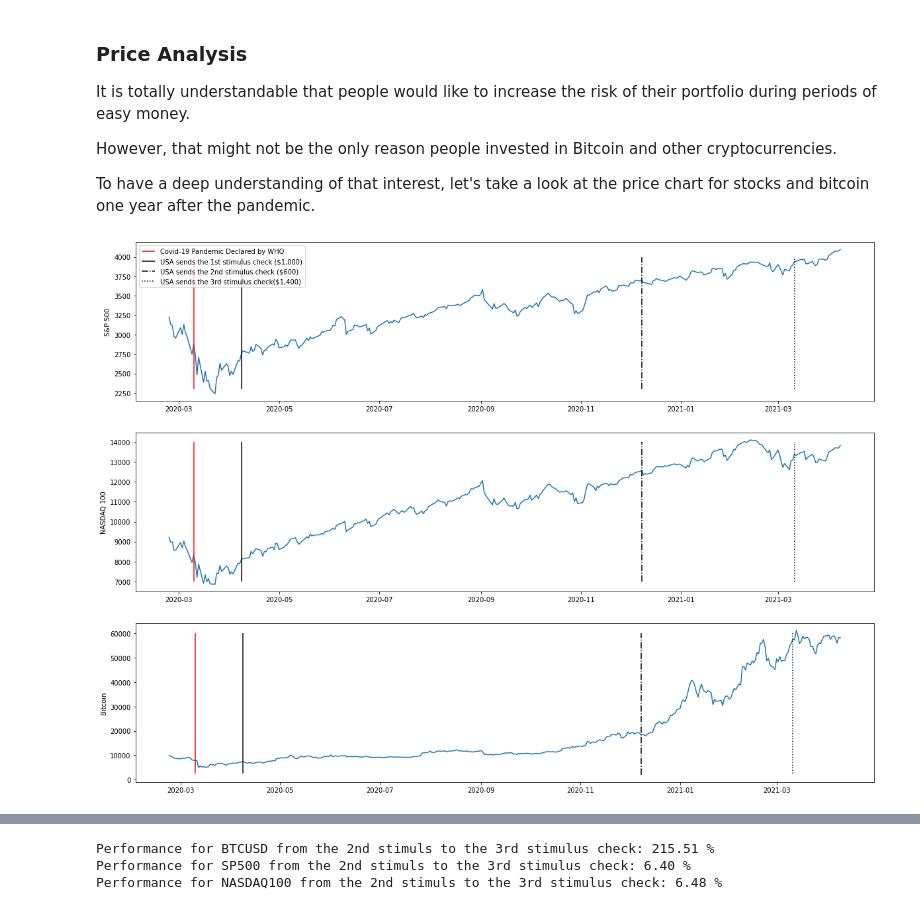
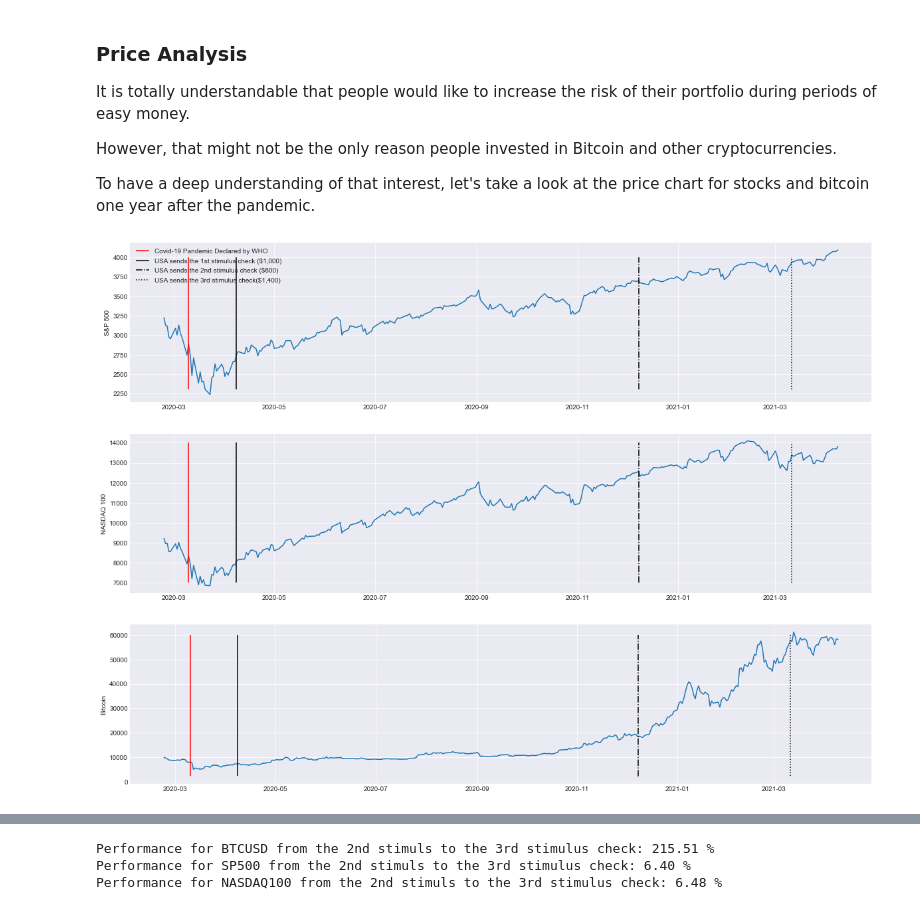
Before and after one commit to joaofelipemb/Bitcoin-Analysis, a Jupyter notebook: bitcoin_analysis2.ipynb, the cells around one changed output, grey strips where cells are left out. Cells and saved outputs as stored; diff of their text form; code cells hidden in the pictures.

```diff
--- a/bitcoin_analysis2.ipynb
+++ b/bitcoin_analysis2.ipynb
@@ -8,10 +8,17 @@ from datetime import datetime, date
 import pandas as pd
 import pandas_datareader as web
 import numpy as np
+import matplotlib as mpl
+import matplotlib.ticker as mtick
 import matplotlib.pyplot as plt
 import mplfinance as mpf
 import seaborn as sns
 from math import sqrt
+import warnings
+
+
+warnings.filterwarnings('ignore')
+mpl.style.use('seaborn-darkgrid')
 # %% [markdown]
 The largest economies of the world were challenged during the COVID-19 pandemic. Because of lockdowns, companies had to shutdown their operations or send many of their workers home. That resulted in a massive unemployment rate and a economic fallout that was never seen before.
 
@@ -152,32 +198,84 @@ post_pandemic_df = pd.DataFrame([btc_usd_pandemic_2nd['BTCUSD'], sp500_pandemic_
 # %%
 # Price data plot
 fig, (ax1, ax2, ax3) = plt.subplots(3, 1, figsize=(20,15))
 
 # SP 500
-ax1.plot(sp500_pandemic_2nd)
-ax1.vlines(sp500_pandemic_2nd.index.to_frame().loc['3/10/2020'], ymax=4000, ymin=2300, color= 'red', label="Covid-19 Pandemic Declared by WHO", linestyle='solid')
-ax1.vlines(sp500_pandemic_2nd.index.to_frame().loc['4/8/2020'], ymax=4000, ymin=2300, color= 'black', label="USA sends the 1st stimulus check ($1,000)", linestyle='solid')
-ax1.vlines(sp500_pandemic_2nd.index.to_frame().loc['12/8/2020'], ymax=4000, ymin=2300, color= 'black', label="USA sends the 2nd stimulus check ($600)", linestyle='dashdot')
-ax1.vlines(sp500_pandemic_2nd.index.to_frame().loc['3/11/2021'], ymax=4000, ymin=2300, color= 'black', label="USA sends the 3rd stimulus check($1,400)", linestyle='dotted')
+ax1.plot(sp500_pandemic_2nd['SP500'])
+ax1.vlines(sp500_pandemic_2nd.index.to_frame().loc['3/10/2020'],
+        ymax=4000,
+        ymin=2300,
+        color= 'red',
+        label="Covid-19 Pandemic Declared by WHO",
+        linestyle='solid')
+ax1.vlines(sp500_pandemic_2nd.index.to_frame().loc['4/8/2020'],
+        ymax=4000,
+        ymin=2300,
+        color= 'black',
+        label="USA sends the 1st stimulus check ($1,000)",
+        linestyle='solid')
+ax1.vlines(sp500_pandemic_2nd.index.to_frame().loc['12/8/2020'],
+        ymax=4000,
+        ymin=2300,
+        color= 'black',
+        label="USA sends the 2nd stimulus check ($600)",
+        linestyle='dashdot')
+ax1.vlines(sp500_pandemic_2nd.index.to_frame().loc['3/11/2021'],
+        ymax=4000,
+        ymin=2300,
+        color= 'black',
+        label="USA sends the 3rd stimulus check($1,400)",
+        linestyle='dotted')
 ax1.legend()
 ax1.set_ylabel("S&P 500")
 
 # NASDAQ 100
-ax2.plot(nasdaq_pandemic_2nd)
-ax2.vlines(nasdaq_pandemic_2nd.index.to_frame().loc['3/10/2020'], ymax=14000, ymin=7000, color= 'red', label="Covid-19 Pandemic Declared by WHO", linestyle='solid')
-ax2.vlines(nasdaq_pandemic_2nd.index.to_frame().loc['4/8/2020'], ymax=14000, ymin=7000, color= 'black', label="USA sends the 1st stimulus check ($1,000)", linestyle='solid')
-ax2.vlines(nasdaq_pandemic_2nd.index.to_frame().loc['12/8/2020'], ymax=14000, ymin=7000, color= 'black', label="USA sends the 2nd stimulus check ($600)", linestyle='dashdot')
-ax2.vlines(nasdaq_pandemic_2nd.index.to_frame().loc['3/11/2021'], ymax=14000, ymin=7000, color= 'black', label="USA sends the 3rd stimulus check($1,400)", linestyle='dotted')
+ax2.plot(nasdaq_pandemic_2nd['NASDAQ100'])
+ax2.vlines(nasdaq_pandemic_2nd.index.to_frame().loc['3/10/2020'],
+        ymax=14000,
+        ymin=7000,
+        color= 'red',
+        linestyle='solid')
+ax2.vlines(nasdaq_pandemic_2nd.index.to_frame().loc['4/8/2020'],
+        ymax=14000,
+        ymin=7000,
+        color= 'black',
+        linestyle='solid')
+ax2.vlines(nasdaq_pandemic_2nd.index.to_frame().loc['12/8/2020'],
+        ymax=14000,
+        ymin=7000,
+        color= 'black',
+        linestyle='dashdot')
+ax2.vlines(nasdaq_pandemic_2nd.index.to_frame().loc['3/11/2021'],
+        ymax=14000,
+        ymin=7000,
+        color= 'black',
+        linestyle='dotted')
 ax2.set_ylabel("NASDAQ 100")
 
 # Bitcoin
-ax3.plot(btc_usd_pandemic_2nd)
-ax3.vlines(btc_usd_pandemic_2nd.index.to_frame().loc['3/10/2020'], ymax=60000, ymin=2500, color= 'red', label="Covid-19 Pandemic Declared by WHO", linestyle='solid')
-ax3.vlines(btc_usd_pandemic_2nd.index.to_frame().loc['4/8/2020'], ymax=60000, ymin=2500, color= 'black', label="USA sends the 1st stimulus check ($1,000)", linestyle='solid')
-ax3.vlines(btc_usd_pandemic_2nd.index.to_frame().loc['12/8/2020'], ymax=60000, ymin=2000, color= 'black', label="USA sends the 2nd stimulus check ($600)", linestyle='dashdot')
-ax3.vlines(btc_usd_pandemic_2nd.index.to_frame().loc['3/11/2021'], ymax=60000, ymin=2500, color= 'black', label="USA sends the 3rd stimulus check($1,400)", linestyle='dotted')
+ax3.plot(btc_usd_pandemic_2nd['BTCUSD'])
+ax3.vlines(btc_usd_pandemic_2nd.index.to_frame().loc['3/10/2020'],
+        ymax=60000,
+        ymin=2500,
+        color= 'red',
+        linestyle='solid')
+ax3.vlines(btc_usd_pandemic_2nd.index.to_frame().loc['4/8/2020'],
+        ymax=60000,
+        ymin=2500,
+        color= 'black',
+        linestyle='solid')
+ax3.vlines(btc_usd_pandemic_2nd.index.to_frame().loc['12/8/2020'],
+        ymax=60000,
+        ymin=2000,
+        color= 'black',
+        linestyle='dashdot')
+ax3.vlines(btc_usd_pandemic_2nd.index.to_frame().loc['3/11/2021'],
+        ymax=60000,
+        ymin=2500,
+        color= 'black',
+        linestyle='dotted')
 ax3.set_ylabel("Bitcoin")
 
 None
 # %% [output]
-[figure, old version]
+[figure, new version]
```
Also changed, not shown: parts of 42 cells of this notebook, 5 other files.
